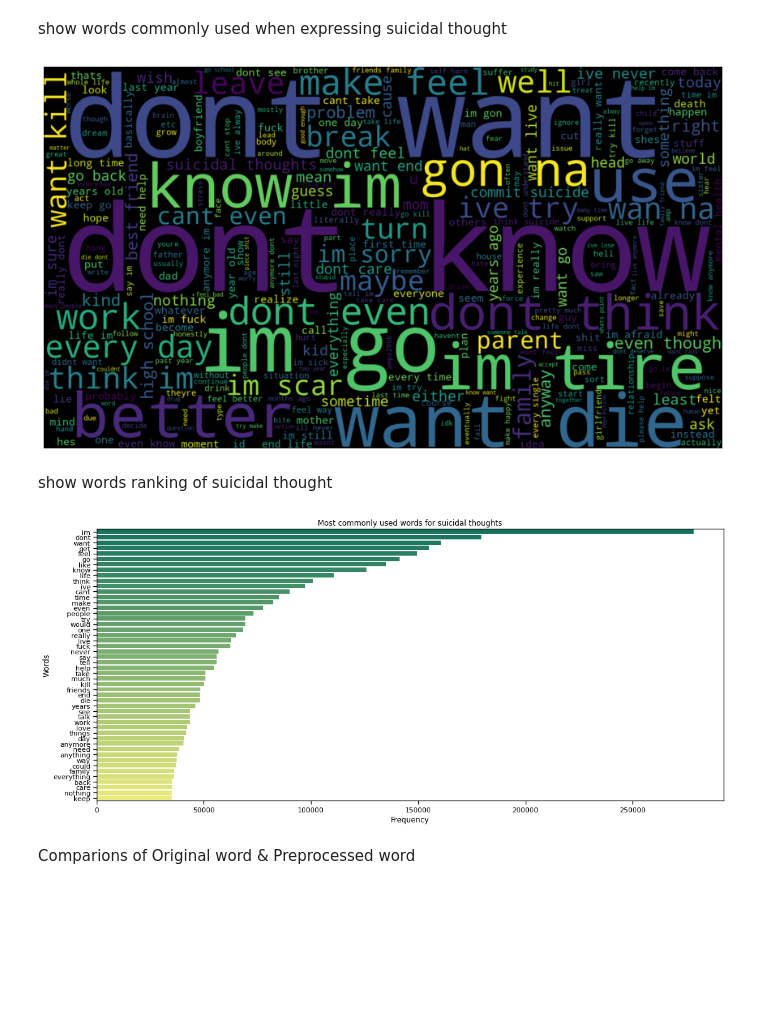
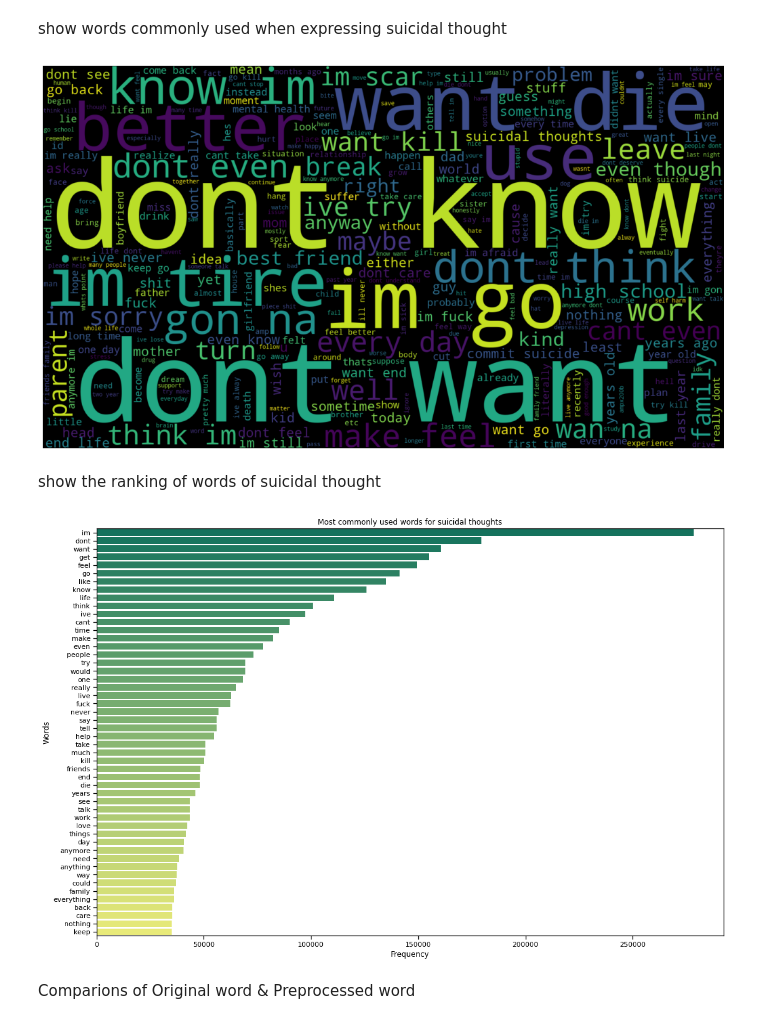
Before and after one commit to yii-meow/mental-health-issue-detector, a Jupyter notebook: mental_health_issue_detector.ipynb, the cells around one changed output. Saved outputs shown, nothing was run; the diff lists cells and outputs as text; code cells hidden in the pictures; blank space fills up the shorter version.

```diff
--- a/mental_health_issue_detector.ipynb
+++ b/mental_health_issue_detector.ipynb
@@ -196,32 +194,32 @@ preprocessed_data['preprocessed_text'] = preprocessed_data['preprocessed_text'].
 
 suicidal_thoughts = " ".join(preprocessed_data[preprocessed_data['is_suicide'] == 1]['preprocessed_text'])
 
-plt.figure(figsize=(15,10))
+plt.figure(figsize=(18,12))
 wordcloud = WordCloud(max_words = 300, height = 900, width = 1600, background_color='black',colormap='viridis').generate(suicidal_thoughts)
 plt.imshow(wordcloud,interpolation='bilinear')
 plt.axis('off')
 plt.show()
 # %% [output]
-[figure, old version]
+[figure, new version]
 # %% [markdown]
-show words ranking of suicidal thought
+show the ranking of words of suicidal thought
 # %%
 depression_words_ranking = []
 for sentence in preprocessed_data[preprocessed_data['is_suicide'] == 1]['preprocessed_text'].to_list():
     for word in sentence.split():
         depression_words_ranking.append(word)
 
 df = pd.DataFrame(Counter(depression_words_ranking).most_common(50),columns=['Word','Frequency'])
 
 sns.set_context('notebook')
-plt.figure(figsize=(18,8))
+plt.figure(figsize=(18,12))
 sns.barplot(y=df['Word'], x=df['Frequency'],palette='summer')
 plt.title('Most commonly used words for suicidal thoughts')
 plt.xlabel('Frequency')
 plt.ylabel('Words')
 plt.show()
 # %% [output]
-[figure, old version]
+[figure, new version]
 # %% [markdown]
 Comparions of Original word & Preprocessed word
 # %%
```
Also changed, not shown: parts of 32 cells of this notebook, 1 other file.
